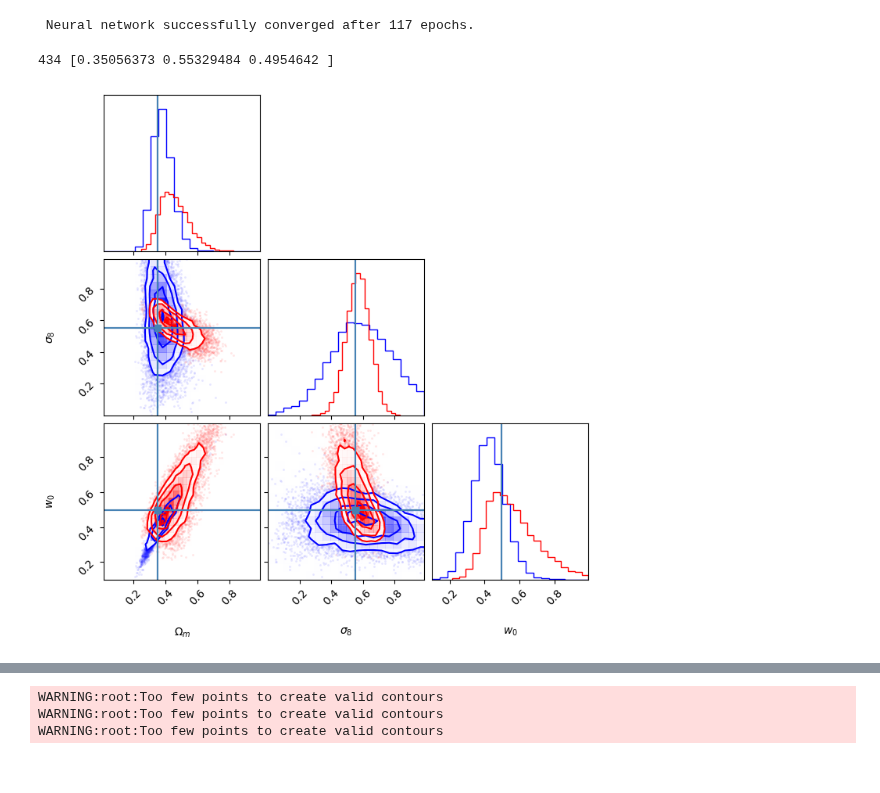
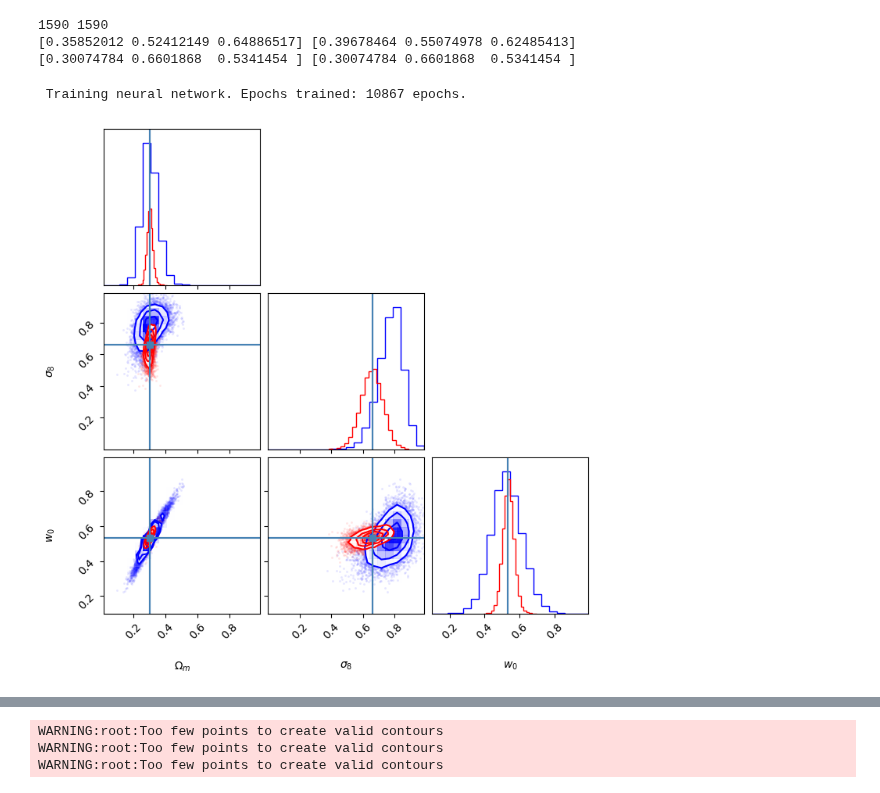
Before and after one commit to shubhagrawal30/ViT_weak_lensing, a Jupyter notebook: notebooks/sbi.ipynb, the cells around one changed output, grey strips where cells are left out. Cells and saved outputs as stored; diff of their text form; code cells hidden in the pictures.

Commit message:
fix sbi label-pred

```diff
--- a/notebooks/sbi.ipynb
+++ b/notebooks/sbi.ipynb
@@ -13,9 +13,9 @@ vit_model_name = "20230725_vit_DES_one_bin"
 resnet_model_name = "20230728_resnet_DES_one_bin"
 
 vit_preds = np.load(f"../models/{vit_model_name}/preds0.npy")
-resnet_preds = np.load(f"../models/{resnet_model_name}/preds.npy")
+resnet_preds = np.load(f"../models/{resnet_model_name}/preds0.npy")
 vit_labels = np.load(f"../models/{vit_model_name}/label_ids0.npy")
-resnet_labels = np.load(f"../models/{resnet_model_name}/label_ids.npy")
+resnet_labels = np.load(f"../models/{resnet_model_name}/label_ids0.npy")
 
 vit_preds = np.mean(vit_preds[:, :, :vit_preds.shape[2]//2], axis=0)
 resnet_preds = np.mean(resnet_preds[:, :, :resnet_preds.shape[2]//2], axis=0)
@@ -41,9 +41,28 @@ plt.close()
 # %%
 indices = (2, 4, 5)
-inds = np.arange(len(vit_preds))
-inds = np.delete(inds, 434)
 vit_preds, resnet_preds, vit_labels, resnet_labels = \
-    vit_preds[inds][:, indices], resnet_preds[inds][:, indices], vit_labels[inds][:, indices], resnet_labels[inds][:, indices]
+    vit_preds[:, indices], resnet_preds[:, indices], vit_labels[:, indices], resnet_labels[:, indices]
+# %%
+ind = np.random.randint(0, len(vit_labels))
+ind = 1590
+x_0_vit = vit_preds[ind]
+true = vit_labels[ind]
+
+# rn_ind = np.where(np.all(resnet_labels == true, axis=1))[0][0]
+rn_ind = ind
+x_0_resnet = resnet_preds[rn_ind]
+print(ind, rn_ind)
+print(x_0_vit, x_0_resnet)
+print(true, resnet_labels[rn_ind])
+
+inds = np.delete(np.arange(0, len(vit_labels)), ind)
+vit_labels, vit_preds = vit_labels[inds], vit_preds[inds]
+inds = np.delete(np.arange(0, len(resnet_labels)), rn_ind)
+resnet_labels, resnet_preds = resnet_labels[inds], resnet_preds[inds]
+# %% [output]
+1590 1590
+[0.35852012 0.52412149 0.64886517] [0.39678464 0.55074978 0.62485413]
+[0.30074784 0.6601868  0.5341454 ] [0.30074784 0.6601868  0.5341454 ]
 # %%
 prior = utils.BoxUniform(low=np.min(vit_labels, axis=0), high=np.max(vit_labels, axis=0))
 proposal = prior
@@ -64,21 +83,14 @@ theta, x = torch.FloatTensor(resnet_labels), torch.FloatTensor(resnet_preds)
 density_estimator = inference.append_simulations(theta, x, proposal=proposal).train()
 posterior_resnet = inference.build_posterior(density_estimator)
 # %% [output]
- Neural network successfully converged after 117 epochs.
+ Training neural network. Epochs trained: 10867 epochs.
-# %%
-ind = np.random.randint(0, len(vit_labels))
-# ind = -1
-x_0 = vit_labels[ind]
-print(ind, x_0)
-# %% [output]
-434 [0.35056373 0.55329484 0.4954642 ]
 # %%
-posterior_samples_vit = posterior_vit.set_default_x(x_0).sample((10000,), x=x_0)
-posterior_samples_resnet = posterior_resnet.set_default_x(x_0).sample((10000,), x=x_0)
+posterior_samples_vit = posterior_vit.set_default_x(x_0_vit).sample((10000,), x=x_0_vit)
+posterior_samples_resnet = posterior_resnet.set_default_x(x_0_resnet).sample((10000,), x=x_0_resnet)
 # %%
-fig = corner.corner(np.array(posterior_samples_vit), truths=x_0, labels=[r"$\Omega_m$", r"$\sigma_8$", r"$w_0$"],
+fig = corner.corner(np.array(posterior_samples_vit), truths=true, labels=[r"$\Omega_m$", r"$\sigma_8$", r"$w_0$"],
                     color="blue", range=np.array([np.min(vit_labels, axis=0), np.max(vit_labels, axis=0)]).T)
-fig = corner.corner(np.array(posterior_samples_resnet), truths=x_0, labels=[r"$\Omega_m$", r"$\sigma_8$", r"$w_0$"],
-                    fig=fig, color="red")
+fig = corner.corner(np.array(posterior_samples_resnet), truths=true, labels=[r"$\Omega_m$", r"$\sigma_8$", r"$w_0$"],
+                    fig=fig, color="red", title="ViT")
 # %% [output]
-[figure, old version]
+[figure, new version]
```
Also changed, not shown: parts of 2 cells of this notebook, 3 other files.
